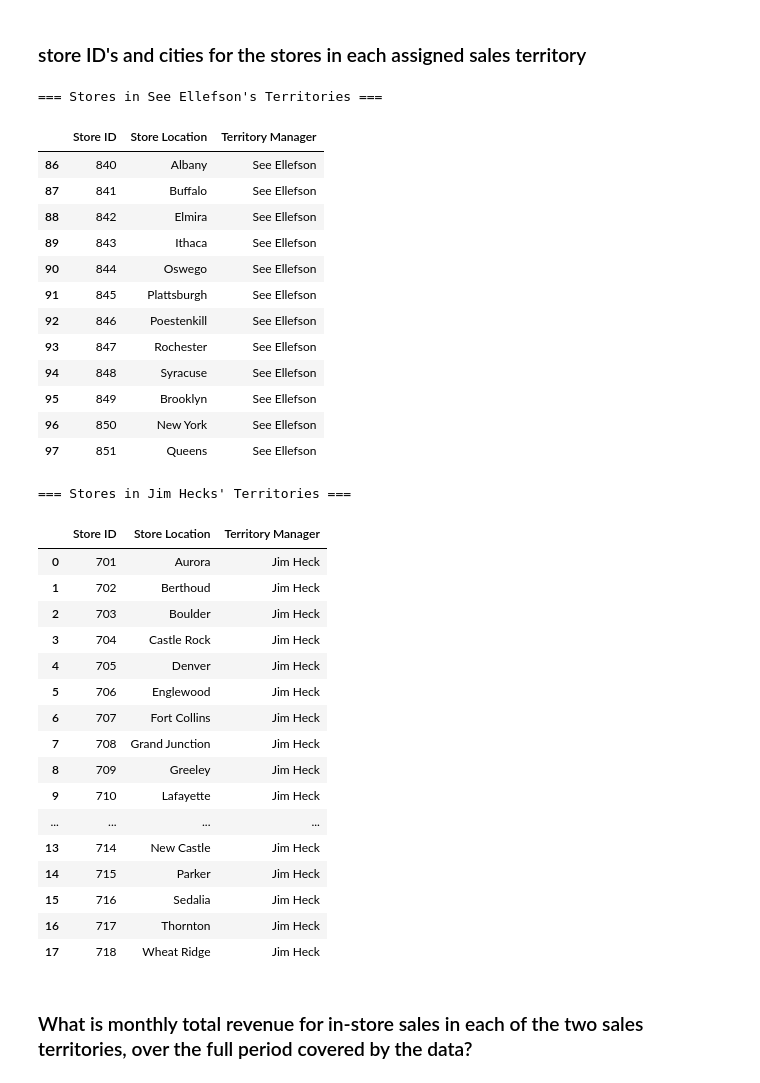
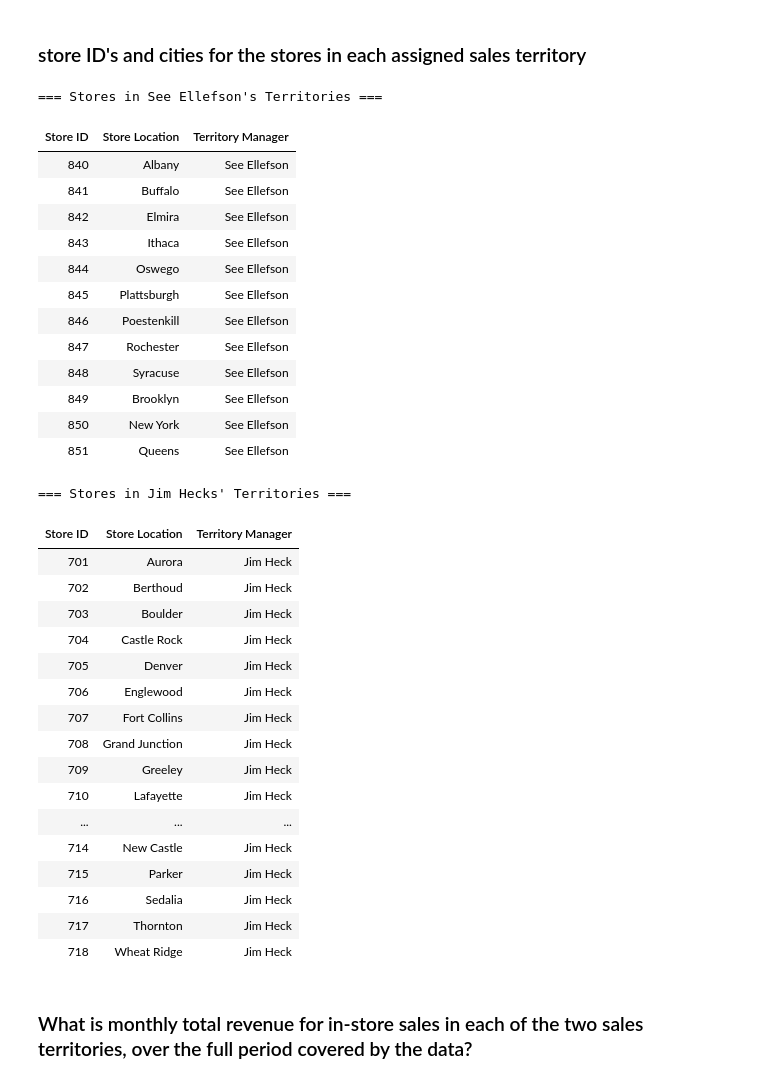
Before and after one commit to JimmyJuare/Capstone_2, a Jupyter notebook: Ellefson_sales_analysis.ipynb, the cells around one changed output. Drawn from its saved outputs; the diff is of its cells as text; code cells hidden in the pictures.

```diff
--- a/Ellefson_sales_analysis.ipynb
+++ b/Ellefson_sales_analysis.ipynb
@@ -162,49 +186,49 @@ Length: 2, dtype: str
 # %%
 ellefson_stores = store_detail[store_detail['Territory Manager'] == 'See Ellefson']
 
 print("=== Stores in See Ellefson's Territories ===")
-display(ellefson_stores[['Store ID', 'Store Location', 'Territory Manager']])
+display(ellefson_stores[['Store ID', 'Store Location', 'Territory Manager']].style.hide(axis='index'))
 
 Hecks_stores = store_detail[store_detail['Territory Manager'] == 'Jim Heck']
 
 print("=== Stores in Jim Hecks' Territories ===")
-display(Hecks_stores[['Store ID', 'Store Location', "Territory Manager"]])
+display(Hecks_stores[['Store ID', 'Store Location', "Territory Manager"]].style.hide(axis='index'))
 
 # territory_mans = store_detail['Territory Manager'].unique()
 # print("=== Unique Territory Managers ===")
 # display(territory_mans)
 # %% [output]
 === Stores in See Ellefson's Territories ===
-|  | Store ID | Store Location | Territory Manager |
-| 86 | 840 | Albany | See Ellefson |
-| 87 | 841 | Buffalo | See Ellefson |
-| 88 | 842 | Elmira | See Ellefson |
-| 89 | 843 | Ithaca | See Ellefson |
-| 90 | 844 | Oswego | See Ellefson |
-| 91 | 845 | Plattsburgh | See Ellefson |
-| 92 | 846 | Poestenkill | See Ellefson |
-| 93 | 847 | Rochester | See Ellefson |
-| 94 | 848 | Syracuse | See Ellefson |
-| 95 | 849 | Brooklyn | See Ellefson |
-| 96 | 850 | New York | See Ellefson |
-| 97 | 851 | Queens | See Ellefson |
+| Store ID | Store Location | Territory Manager |
+| 840 | Albany | See Ellefson |
+| 841 | Buffalo | See Ellefson |
+| 842 | Elmira | See Ellefson |
+| 843 | Ithaca | See Ellefson |
+| 844 | Oswego | See Ellefson |
+| 845 | Plattsburgh | See Ellefson |
+| 846 | Poestenkill | See Ellefson |
+| 847 | Rochester | See Ellefson |
+| 848 | Syracuse | See Ellefson |
+| 849 | Brooklyn | See Ellefson |
+| 850 | New York | See Ellefson |
+| 851 | Queens | See Ellefson |
 === Stores in Jim Hecks' Territories ===
-|  | Store ID | Store Location | Territory Manager |
-| 0 | 701 | Aurora | Jim Heck |
-| 1 | 702 | Berthoud | Jim Heck |
-| 2 | 703 | Boulder | Jim Heck |
-| 3 | 704 | Castle Rock | Jim Heck |
-| 4 | 705 | Denver | Jim Heck |
-| 5 | 706 | Englewood | Jim Heck |
-| 6 | 707 | Fort Collins | Jim Heck |
-| 7 | 708 | Grand Junction | Jim Heck |
-| 8 | 709 | Greeley | Jim Heck |
-| 9 | 710 | Lafayette | Jim Heck |
-| ... | ... | ... | ... |
-| 13 | 714 | New Castle | Jim Heck |
-| 14 | 715 | Parker | Jim Heck |
-| 15 | 716 | Sedalia | Jim Heck |
-| 16 | 717 | Thornton | Jim Heck |
-| 17 | 718 | Wheat Ridge | Jim Heck |
+| Store ID | Store Location | Territory Manager |
+| 701 | Aurora | Jim Heck |
+| 702 | Berthoud | Jim Heck |
+| 703 | Boulder | Jim Heck |
+| 704 | Castle Rock | Jim Heck |
+| 705 | Denver | Jim Heck |
+| 706 | Englewood | Jim Heck |
+| 707 | Fort Collins | Jim Heck |
+| 708 | Grand Junction | Jim Heck |
+| 709 | Greeley | Jim Heck |
+| 710 | Lafayette | Jim Heck |
+| ... | ... | ... |
+| 714 | New Castle | Jim Heck |
+| 715 | Parker | Jim Heck |
+| 716 | Sedalia | Jim Heck |
+| 717 | Thornton | Jim Heck |
+| 718 | Wheat Ridge | Jim Heck |
 # %% [markdown]
 ### What is monthly total revenue for in-store sales in each of the two sales territories, over the full period covered by the data?
```
Also changed, not shown: parts of 11 cells of this notebook.
